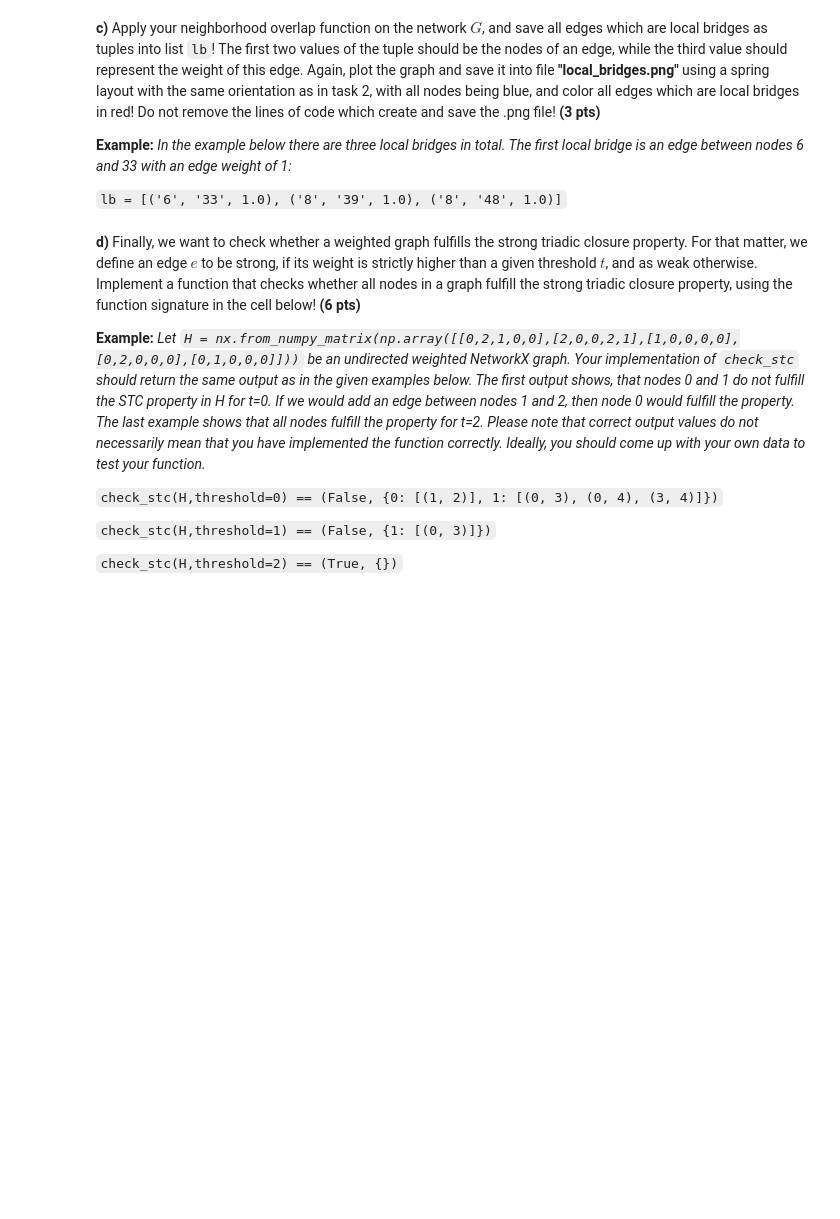
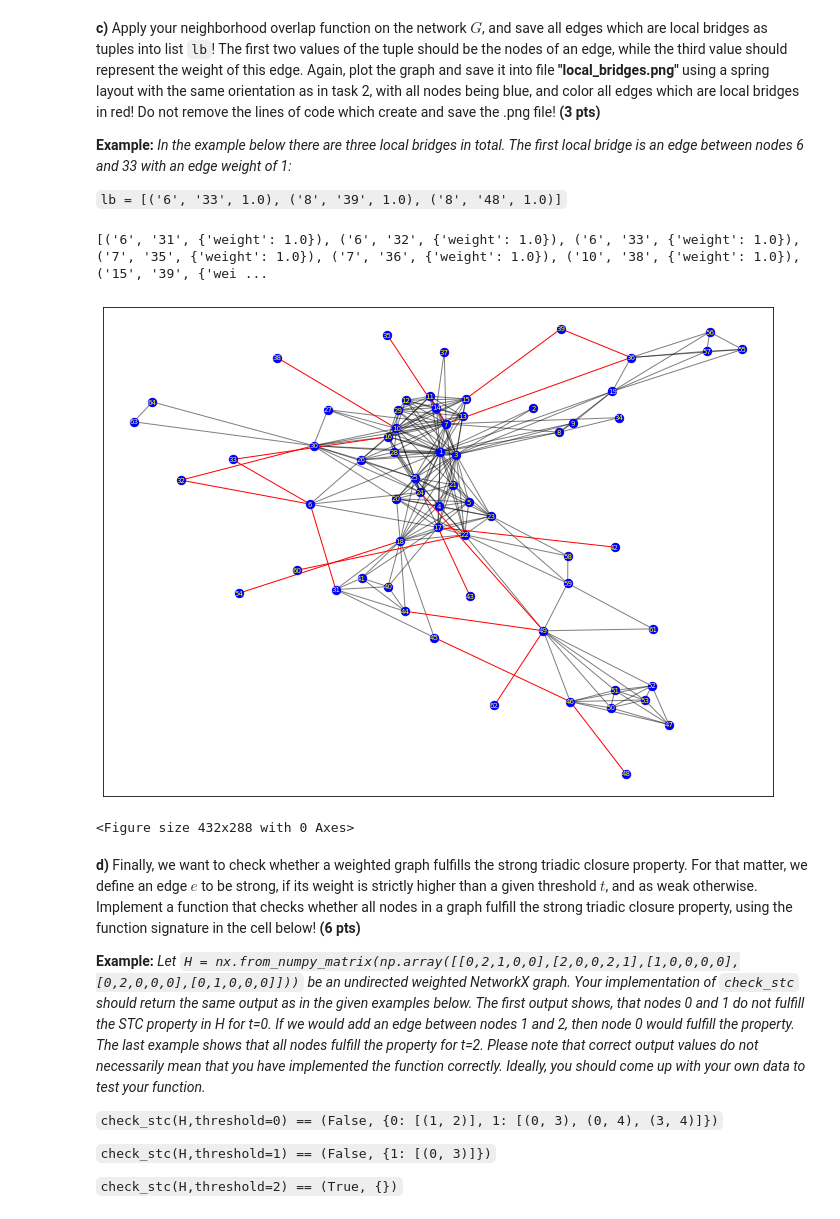
Before and after one commit to sunwen0120/social_network, a Jupyter notebook: homework_1/home_assignment_1.ipynb, the cells around one changed output. Saved outputs shown, nothing was run; the diff lists cells and outputs as text; code cells hidden in the pictures; blank space fills up the shorter version.

```diff
--- a/homework_1/home_assignment_1.ipynb
+++ b/homework_1/home_assignment_1.ipynb
@@ -305,7 +368,7 @@ __b)__ Write a function that computes the neighborhood overlap score of a given
 
 `neighborhood_overlap((1,4), H) == 0.0`
 # %%
-def neighborhood_overlap(edge: Tuple[str, str], G: nx.Graph) -> float:
+def neighborhood_overlap(edge,G):
     """
     :param edge: pair of node IDs which indicate the edge we want to compute the node overlap on.
     :param G: networkx graph whose nodes we want to check. You may assume that it is undirected, but weighted
@@ -313,7 +376,15 @@ def neighborhood_overlap(edge: Tuple[str, str], G: nx.Graph) -> float:
     :return: the node overlap of the given edge as a float
     """
     # your code here
-    raise NotImplementedError
+    #raise NotImplementedError
+
+    nodeA = edge[0]
+    nodeB = edge[1]
+    nbOfA = set(G.neighbors(nodeA))
+    nbOfB = set(G.neighbors(nodeB))
+    nbOfAandB = nbOfA & nbOfB
+    nbOfAorB = (nbOfA | nbOfB) - {nodeA, nodeB}
+    return len(nbOfAandB)/len(nbOfAorB)
 # %% [markdown]
 __c)__ Apply your neighborhood overlap function on the network $G$, and save all edges which are local bridges as tuples into list `lb`! The first two values of the tuple should be the nodes of an edge, while the third value should represent the weight of this edge. Again, plot the graph and save it into file **"local_bridges.png"** using a spring layout with the same orientation as in task 2, with all nodes being blue, and color all edges which are local bridges in red! Do not remove the lines of code which create and save the .png file! **(3 pts)**
 
@@ -325,3 +394,21 @@ lb = []
+# %%
+lb = list(filter(lambda e: neighborhood_overlap(e,G) == 0, G.edges(data = True)))
+print(lb)
+localBridgeSet = {(e[0],e[1]) for e in lb}
+nonBridgeSet = set(G.edges) - localBridgeSet
+
+plt.figure(figsize = (12,9))
+pos = nx.spring_layout(G)
+nx.draw_networkx_nodes(G, pos, node_size = 70, node_color = 'blue', label = True)
+nx.draw_networkx_edges(G, pos, edgelist = list(nonBridgeSet), alpha = 0.5)
+nx.draw_networkx_edges(G, pos, edgelist = list(localBridgeSet),edge_color ='red')
+nx.draw_networkx_labels(G, pos, font_size = 7, font_color = 'yellow')
+plt.show()
+plt.savefig("local_bridges.png")
+# %% [output]
+[('6', '31', {'weight': 1.0}), ('6', '32', {'weight': 1.0}), ('6', '33', {'weight': 1.0}), ('7', '35', {'weight': 1.0}), ('7', '36', {'weight': 1.0}), ('10', '38', {'weight': 1.0}), ('15', '39', {'wei ...
+[figure, added]
+<Figure size 432x288 with 0 Axes>
 # %% [markdown]
 __d)__ Finally, we want to check whether a weighted graph fulfills the strong triadic closure property. For that matter, we define an edge $e$ to be strong, if its weight is strictly higher than a given threshold $t$, and as weak otherwise. Implement a function that checks whether all nodes in a graph fulfill the strong triadic closure property, using the function signature in the cell below! **(6 pts)**
 
```
Also changed, not shown: parts of 31 cells of this notebook.
